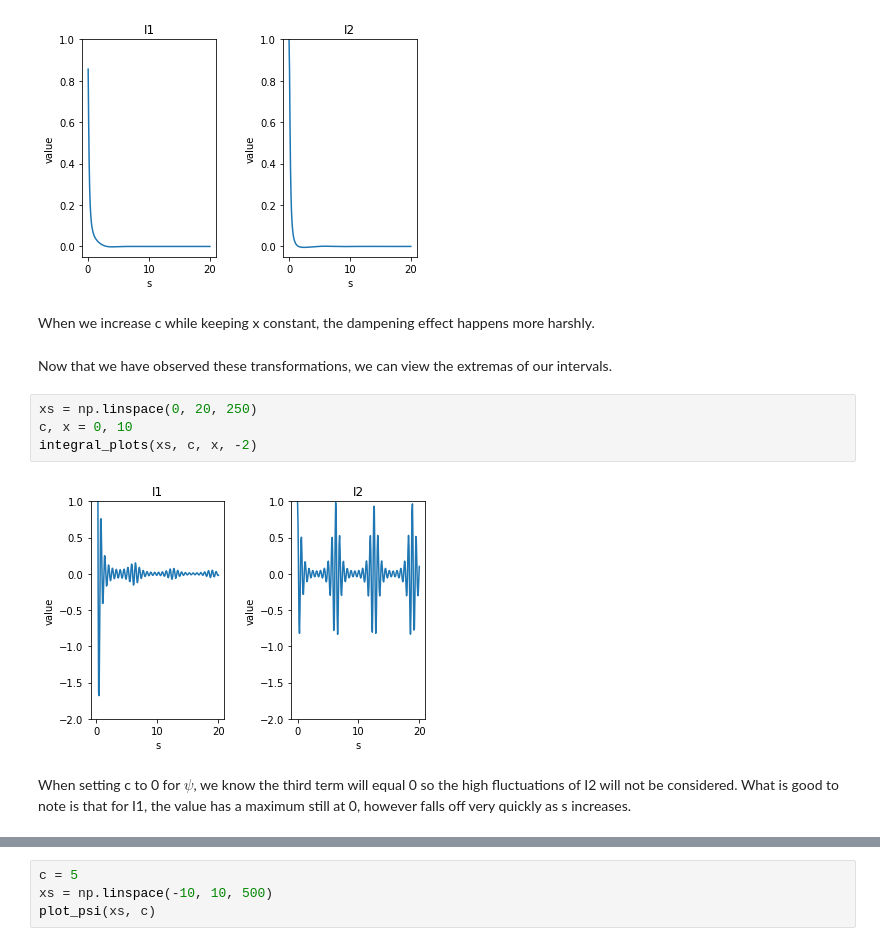
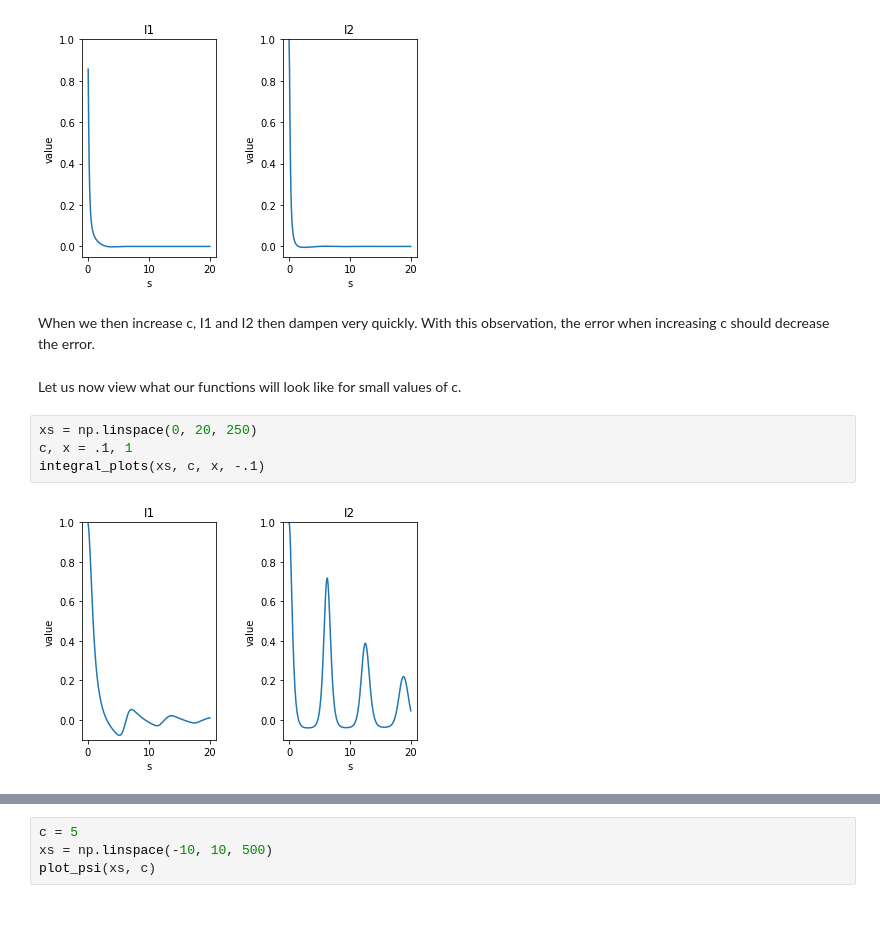
Before and after one commit to VijayStroup/ns-quadrature, a Jupyter notebook: nerve_quadrature.ipynb, the cells around one changed output, grey strips where cells are left out. Cells and saved outputs as stored; diff of their text form; blank space fills up the shorter version.

```diff
--- a/nerve_quadrature.ipynb
+++ b/nerve_quadrature.ipynb
@@ -148,18 +169,14 @@ c, x = 5, 1
 integral_plots(xs, c, x, -.05)
 # %% [output]
 [figure]
-# %% [markdown]
-When we increase c while keeping x constant, the dampening effect happens more harshly.
-# %% [markdown]
-Now that we have observed these transformations, we can view the extremas of our
-intervals.
+# %% [markdown]
+When we then increase c, I1 and I2 then dampen very quickly. With this observation,
+the error when increasing c should decrease the error.
+# %% [markdown]
+Let us now view what our functions will look like for small values of c.
 # %%
 xs = np.linspace(0, 20, 250)
-c, x = 0, 10
-integral_plots(xs, c, x, -2)
+c, x = .1, 1
+integral_plots(xs, c, x, -.1)
 # %% [output]
-[figure, old version]
+[figure, new version]
-# %% [markdown]
-When setting c to 0 for $\psi$, we know the third term will equal 0 so the high
-fluctuations of I2 will not be considered. What is good to note is that for I1,
-the value has a maximum still at 0, however falls off very quickly as s increases.
```
Also changed, not shown: parts of 19 cells of this notebook.
